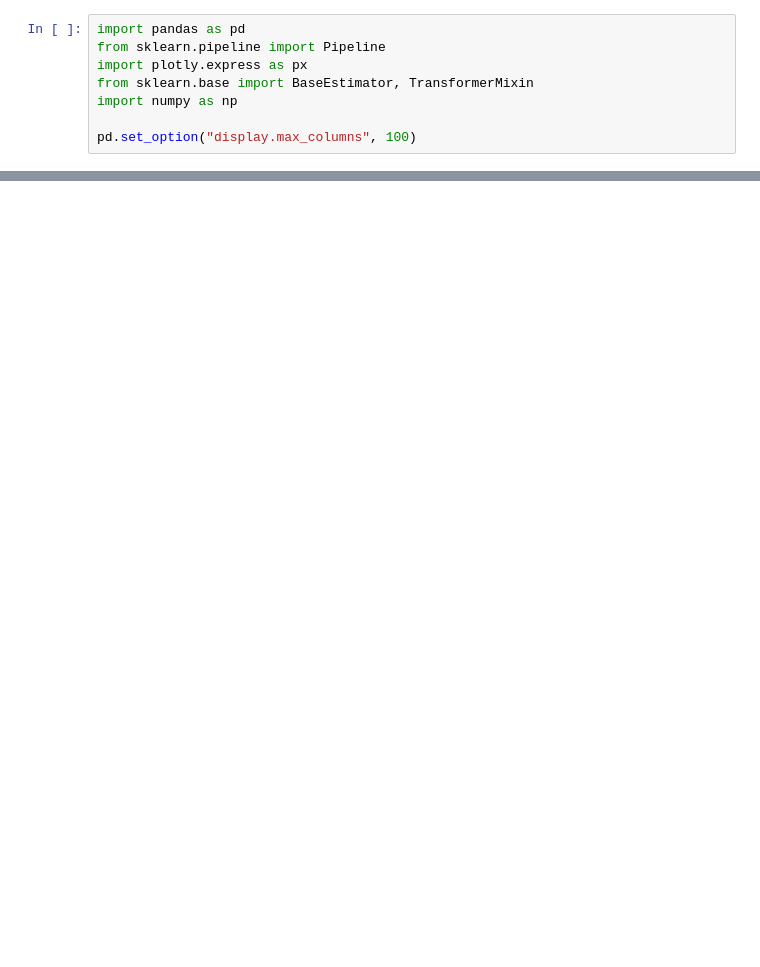
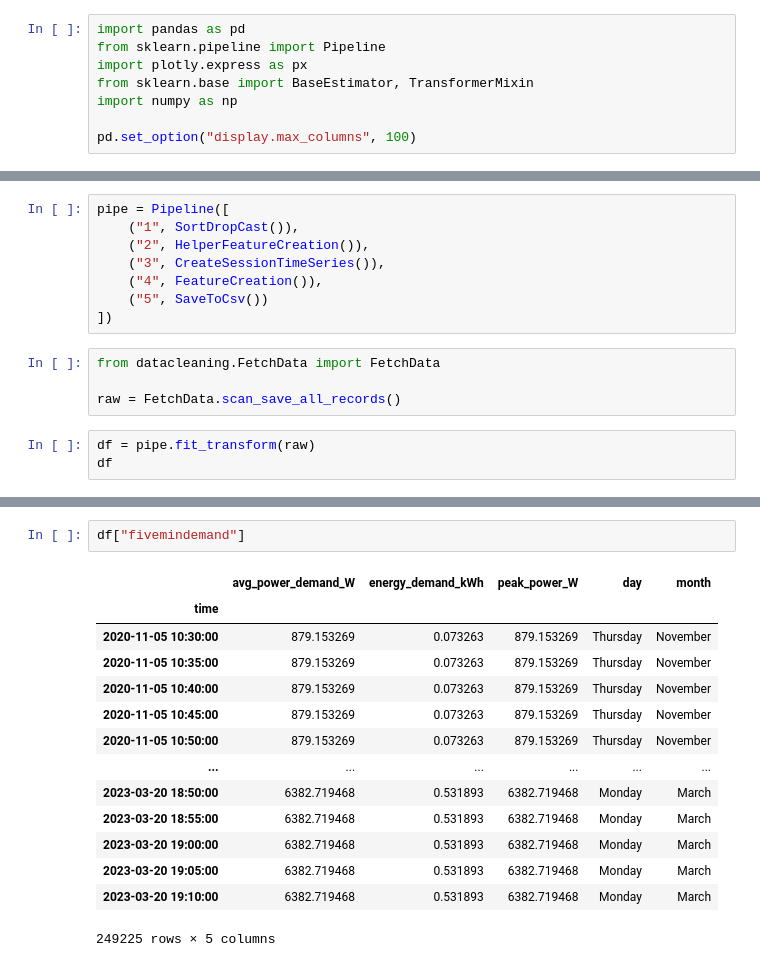
Before and after one commit to winston-edwin-chiong/slrpEV-data-dashboard, a Jupyter notebook: SessionLvlVIz.ipynb, the cells around one changed output, grey strips where cells are left out. Drawn from its saved outputs; the diff is of its cells as text; blank space fills up the shorter version.

```diff
--- a/SessionLvlVIz.ipynb
+++ b/SessionLvlVIz.ipynb
@@ -76,0 +180,15 @@ def create_ts(session):
+# %%
+pipe = Pipeline([
+    ("1", SortDropCast()),
+    ("2", HelperFeatureCreation()),
+    ("3", CreateSessionTimeSeries()),
+    ("4", FeatureCreation()),
+    ("5", SaveToCsv())
+])
+# %%
+from datacleaning.FetchData import FetchData
+
+raw = FetchData.scan_save_all_records()
+# %%
+df = pipe.fit_transform(raw)
+df
@@ -77 +213,18 @@ def create_ts(session):
+# %%
+df["fivemindemand"]
+# %% [output]
+|  | avg_power_demand_W | energy_demand_kWh | peak_power_W | day | month |
+| time |  |  |  |  |  |
+| 2020-11-05 10:30:00 | 879.153269 | 0.073263 | 879.153269 | Thursday | November |
+| 2020-11-05 10:35:00 | 879.153269 | 0.073263 | 879.153269 | Thursday | November |
+| 2020-11-05 10:40:00 | 879.153269 | 0.073263 | 879.153269 | Thursday | November |
+| 2020-11-05 10:45:00 | 879.153269 | 0.073263 | 879.153269 | Thursday | November |
+| 2020-11-05 10:50:00 | 879.153269 | 0.073263 | 879.153269 | Thursday | November |
+| ... | ... | ... | ... | ... | ... |
+| 2023-03-20 18:50:00 | 6382.719468 | 0.531893 | 6382.719468 | Monday | March |
+| 2023-03-20 18:55:00 | 6382.719468 | 0.531893 | 6382.719468 | Monday | March |
+| 2023-03-20 19:00:00 | 6382.719468 | 0.531893 | 6382.719468 | Monday | March |
+| 2023-03-20 19:05:00 | 6382.719468 | 0.531893 | 6382.719468 | Monday | March |
+| 2023-03-20 19:10:00 | 6382.719468 | 0.531893 | 6382.719468 | Monday | March |
+249225 rows × 5 columns
 # %%
```
Also changed, not shown: parts of 5 cells of this notebook, 11 other files.
